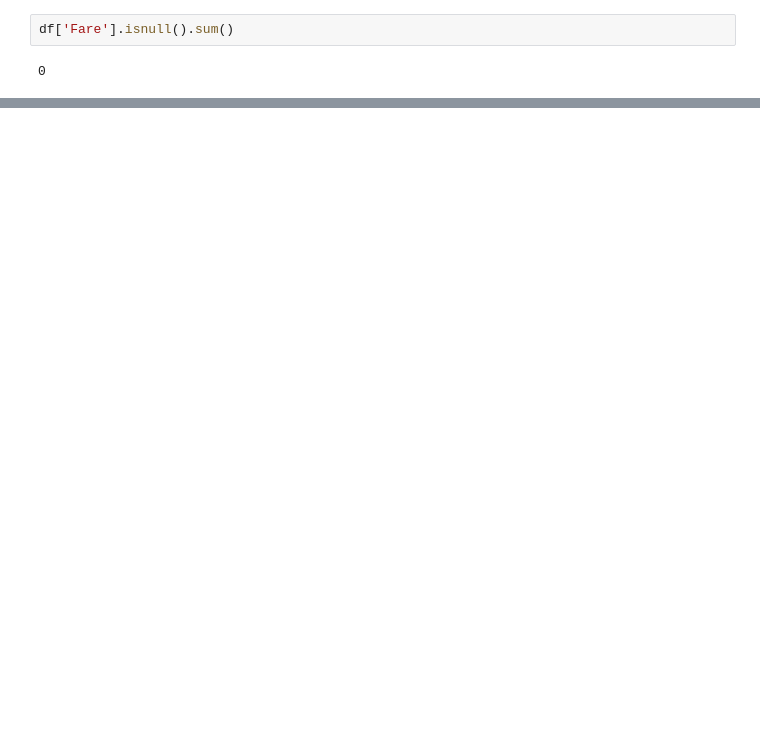
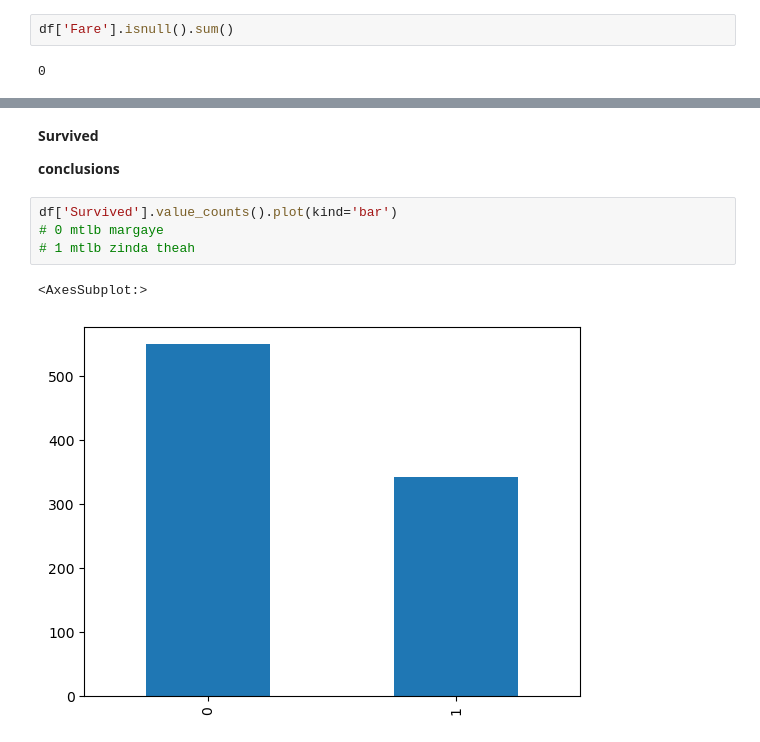
Before and after one commit to Ankkkyyyy/MachineLearning-, a Jupyter notebook: DAP/Exploratory Data Analysis/EDA.ipynb, the cells around one changed output, grey strips where cells are left out. Cells and saved outputs as stored; diff of their text form; blank space fills up the shorter version.

```diff
--- a/DAP/Exploratory Data Analysis/EDA.ipynb
+++ b/DAP/Exploratory Data Analysis/EDA.ipynb
@@ -247,0 +267,11 @@ df['Fare'].isnull().sum()
+# %% [markdown]
+**Survived**
+
+**conclusions**
+# %%
+df['Survived'].value_counts().plot(kind='bar')
+# 0 mtlb margaye
+# 1 mtlb zinda theah
+# %% [output]
+<AxesSubplot:>
+[figure, added]
```
Also changed, not shown: parts of 8 cells of this notebook.
